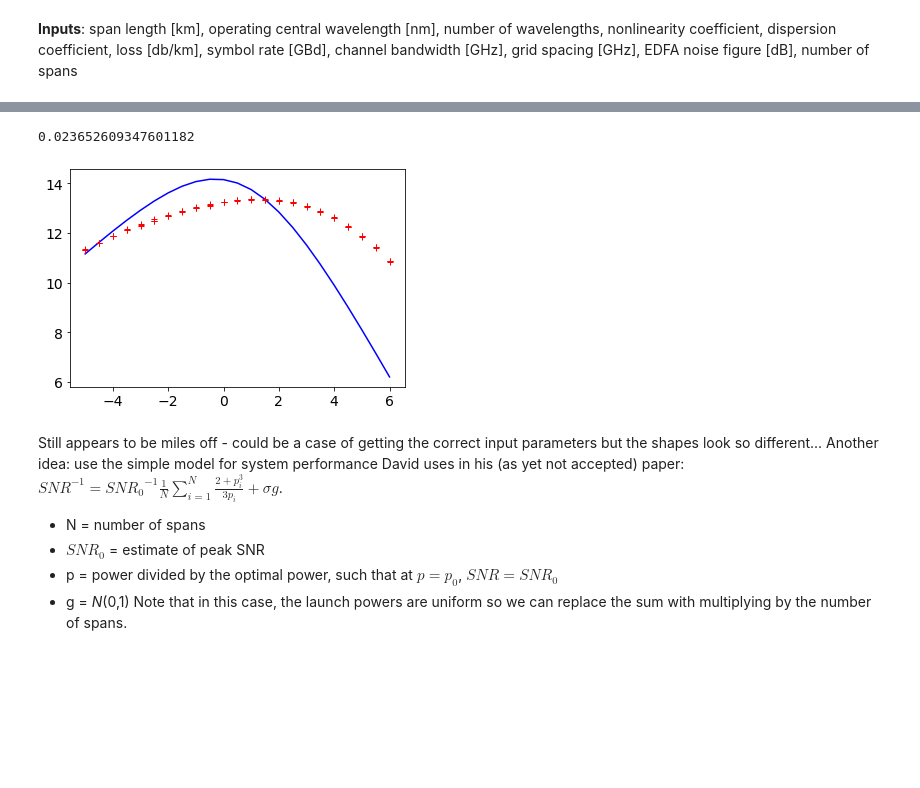
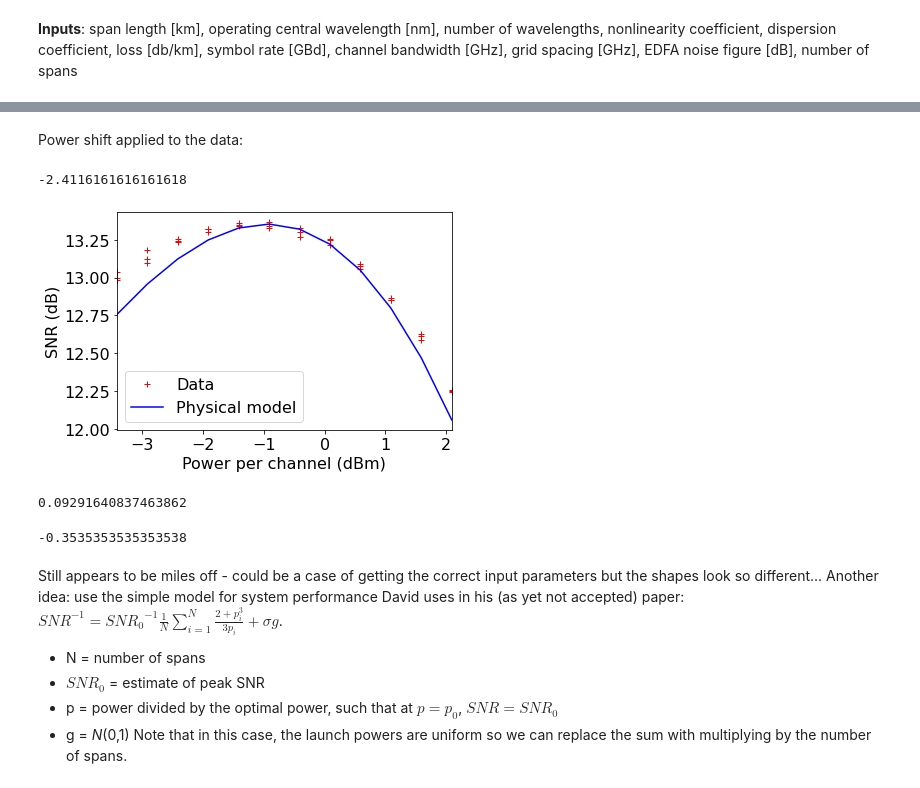
Before and after one commit to joshnevin/physics_enhanced_GPs, a Jupyter notebook: GN_model_verification.ipynb, the cells around one changed output, grey strips where cells are left out. Cells and saved outputs as stored; diff of their text form; code cells hidden in the pictures; blank space fills up the shorter version.

Commit message:
GP performance comparison

```diff
--- a/GN_model_verification.ipynb
+++ b/GN_model_verification.ipynb
@@ -4,11 +4,11 @@ import matplotlib.pyplot as plt
 import matplotlib
 font = { 'family' : 'sans-serif',
                 'weight' : 'normal',
-                'size'   : 14}
+                'size'   : 16}
 matplotlib.rc('font', **font)
 data_dir = '/Users/joshnevin/Desktop/JavierBERdata/'
-snr = np.genfromtxt(open(str(data_dir) + "pchexpsnrsam100.csv", "r"), delimiter=",", dtype =float)#[21:60]
-pch = np.genfromtxt(open(str(data_dir) + "pchexppchsam100.csv", "r"), delimiter=",", dtype =float)#[21:60]
+snr = np.genfromtxt(open(str(data_dir) + "pchexpsnrsam100.csv", "r"), delimiter=",", dtype =float)[21:60]
+pch = np.genfromtxt(open(str(data_dir) + "pchexppchsam100.csv", "r"), delimiter=",", dtype =float)[21:60]
 # %%
 class GN_model:
     def __init__(self, span_len, lam_op, num_lam, nl_cof, disp_cof,  alpha, r_sym, bchrs, grid_sp, n_fig, num_spans):
@@ -37,7 +37,8 @@ class GN_model:
         Pase = self.n_fig*self.h*self.freq*(self.convert_to_lin(self.alpha*self.span_len) - 1)*self.bchrs*1e9*self.num_spans
         Pch = 1e-3*10**(p_ch/10)
         snr = (Pch/(Pase + Gnli*self.bchrs*1e9))
-        #snr = ( snr**(-1) + (convert_to_lin(TRxb2b))**(-1) )**(-1)
+        snr = self.apply_trx_b2b(snr, 16.5)
+        #snr = ( snr**(-1) + (self.convert_to_lin(16.5))**(-1) )**(-1)
         return self.convert_to_db(snr)
 
     def find_pch_opt(self):  # return optimal Pch in dBm
@@ -53,6 +54,9 @@ class GN_model:
         snrsw = (Pchsw)/(Pasesw*np.ones(numpch) + Gnlisw*self.bchrs*1e9)
         return PchdBm[np.argmax(snrsw)]
 
+    def apply_trx_b2b(self, snr, snr_pen):
+        return ( snr**(-1) + (self.convert_to_lin(16.5))**(-1) )**(-1)
+
     def convert_to_lin(self, x):
         return 10**(x/10)
 
@@ -61,4 +65,4 @@ class GN_model:
 # %% [markdown]
 **Inputs**: span length [km], operating central wavelength [nm], number of wavelengths, nonlinearity coefficient, dispersion coefficient, loss [db/km], symbol rate [GBd], channel bandwidth [GHz], grid spacing [GHz], EDFA noise figure [dB], number of spans
 # %%
-phys_model = GN_model(100, 1550, 1, 1.27, 16.7, 0.2, 32, 41.6, 50, 4.5, 10)
+phys_model = GN_model(100, 1550, 1, 1.1, 18, 0.18, 35, 40.2, 50, 4, 10)
@@ -73,4 +72,0 @@ phys_model.find_pch_opt()
-# %%
-phys_model.epsilon
-# %% [output]
-0.023652609347601182
@@ -79,9 +73,35 @@ snr_gn = phys_model.predict_snr(pch)
+# %% [markdown]
+Power shift applied to the data:
+# %%
+ -(1.25 - pch_gn[np.argmax(phys_model.predict_snr(pch_gn))])
+# %% [output]
+-2.4116161616161618
+# %%
+pch_shifted = pch - (1.25 - pch_gn[np.argmax(phys_model.predict_snr(pch_gn))])
+#pch_shifted = pch - (pch_gn[np.argmax(phys_model.predict_snr(pch_gn))])
 # %%
-plt.plot(pch, snr_gn, 'b-')
-plt.plot(pch, snr, 'r+')
+pch_gn = np.linspace(-5, 5, 100)
+snr_gn = phys_model.predict_snr(pch_shifted)
+#plt.plot(pch, snr, 'g+')
+plt.plot(pch_shifted[3:], snr[3:], 'r+', label='Data')
+plt.plot(pch_shifted[3:], snr_gn[3:], 'b-', label='Physical model')
+plt.xlim([pch_shifted[3], pch_shifted[-1]])
+plt.xlabel("Power per channel (dBm)")
+plt.ylabel("SNR (dB)")
+plt.legend()
+plt.savefig('powershifted_gn_comparison.pdf', dpi=200,bbox_inches='tight')
 plt.show()
 # %% [output]
-[figure, old version]
+[figure, new version]
+# %%
+snr_gn_test = phys_model.predict_snr(pch_shifted)
+np.mean(((snr_gn_test[3:] - snr[3:])**2)**0.5) # RMSE
+# %% [output]
+0.09291640837463862
+# %%
+pch_gn[np.argmax(phys_model.predict_snr(pch_gn))]
+# %% [output]
+-0.3535353535353538
 # %% [markdown]
 Still appears to be miles off - could be a case of getting the correct input parameters but the shapes look so different...
 Another idea: use the simple model for system performance David uses in his (as yet not accepted) paper:
```
Also changed, not shown: parts of 8 cells of this notebook, 2 other files.
